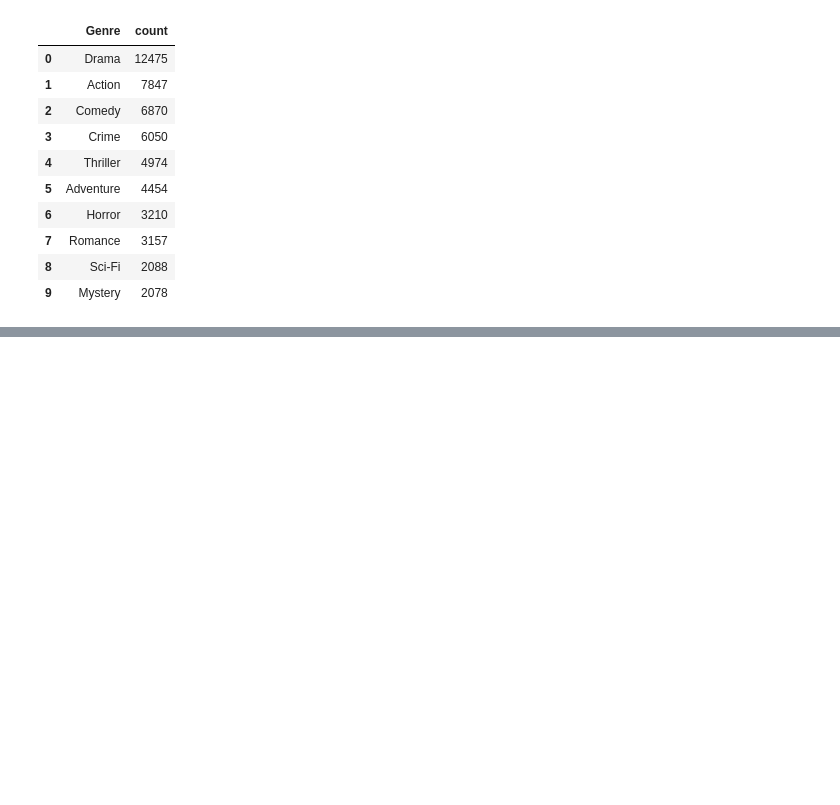
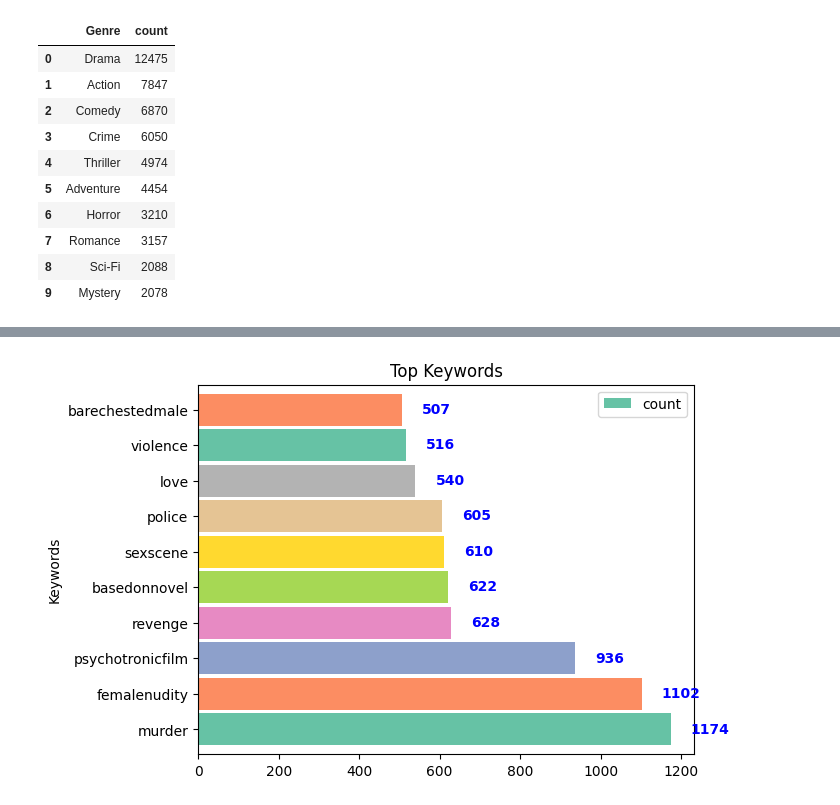
Before and after one commit to liboliang01/Movie_Analysis, a Jupyter notebook: genre_analysis.ipynb, the cells around one changed output, grey strips where cells are left out. Saved outputs shown, nothing was run; the diff lists cells and outputs as text; code cells hidden in the pictures; blank space fills up the shorter version.

Commit message:
update writer cast keywords

```diff
--- a/genre_analysis.ipynb
+++ b/genre_analysis.ipynb
@@ -7,5 +29,5 @@ import pandas as pd
 # %%
-spark = SparkSession.builder.appName("movie-genre").getOrCreate()
+
 
 df = spark.read.csv("data/movies_clean.csv", header=True, inferSchema=True)
 
@@ -64,0 +89,8 @@ plt.show()
+# %%
+df = spark.read.csv("data/movies_clean.csv", header=True, inferSchema=True)
+
+df = df.withColumn("Plot Kyeword", regexp_replace(df["Plot Kyeword"], "[\[\]']", ""))
+df = df.withColumn("Plot Kyeword", translate(df["Plot Kyeword"], ", ", ","))
+df = df.filter(col('Plot Kyeword') != '')
+
+df.toPandas().head(3)
@@ -64,0 +102,8 @@ plt.show()
+# %%
+# explode Generes to a new column Genre
+df = df.select(df['movie title'], explode(split(df['Plot Kyeword'],",")).alias('Keywords'))
+
+df = df.groupBy(df['Keywords']).count().orderBy('count', ascending=False)
+
+top_genres = df.limit(10).toPandas()
+top_genres
@@ -64,0 +122,10 @@ plt.show()
+# %%
+ax = top_genres.plot.barh(x='Keywords', y='count',width=0.9, color=sns.color_palette('Set2',10))
+
+for i, v in enumerate(top_genres['count']):
+    ax.text(v + 50, i - 0.1, str(v), color='blue', fontweight='bold')
+
+plt.title('Top Keywords')
+plt.show()
+# %% [output]
+[figure, added]
```
Also changed, not shown: parts of 8 cells of this notebook, 1 other file.
